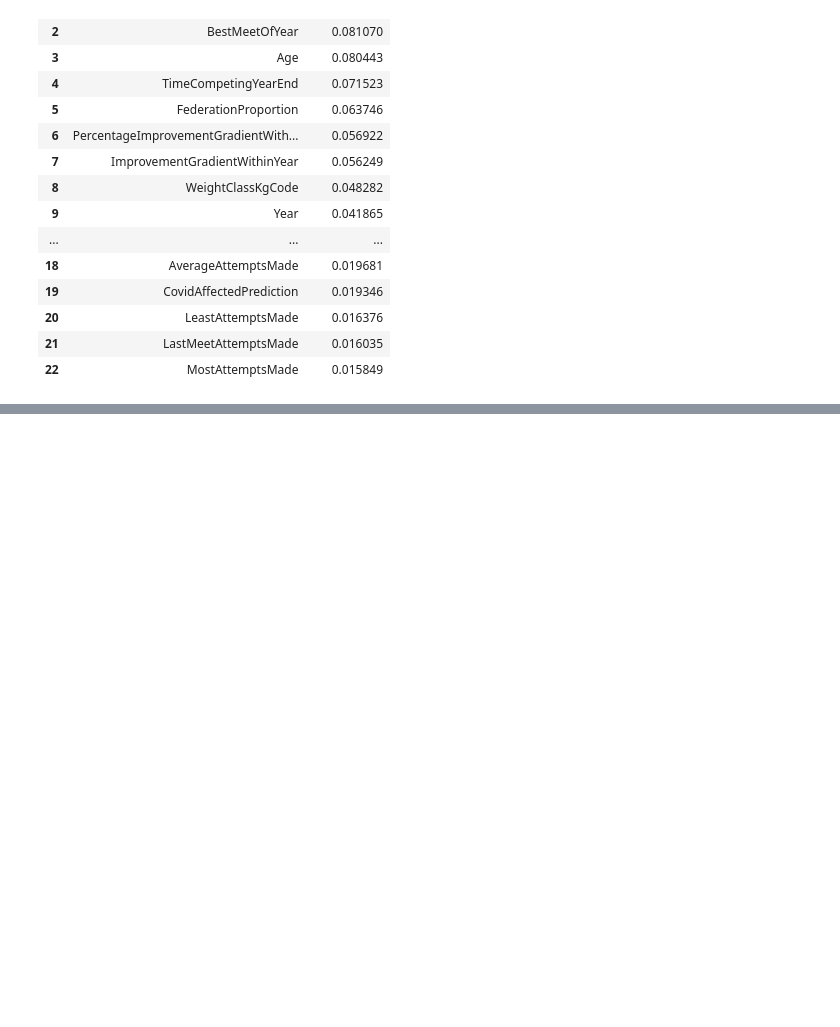
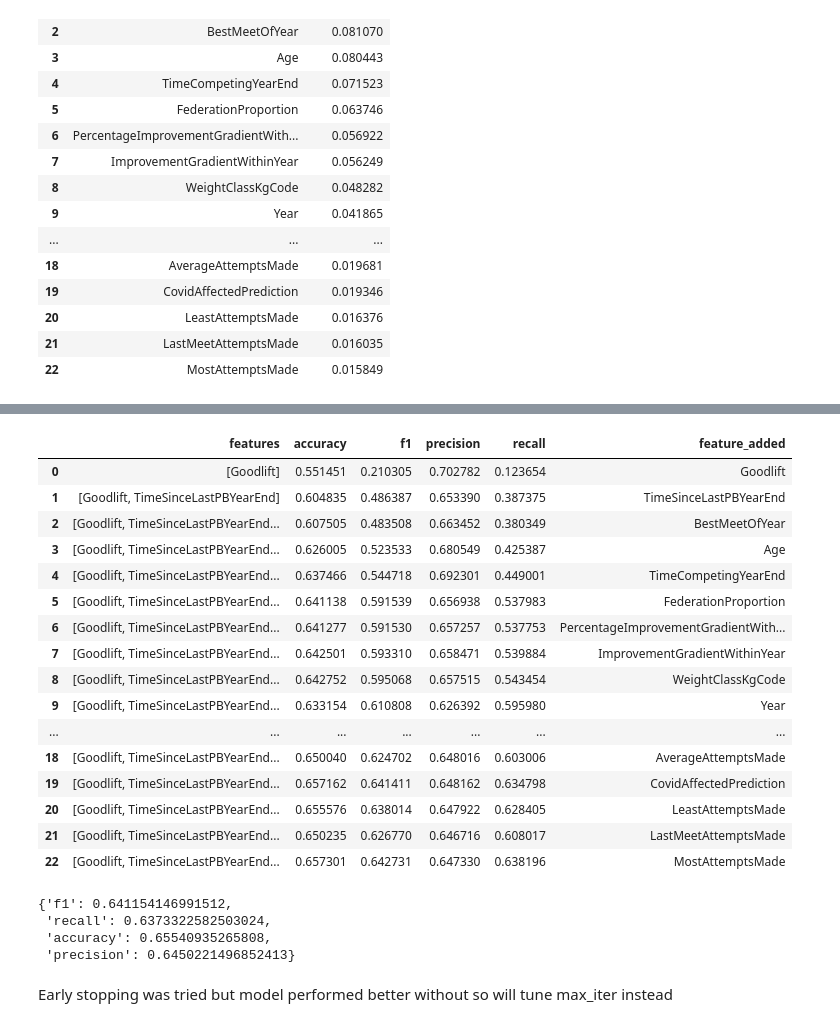
Before and after one commit to bnparris/powerlifting_analysis, a Jupyter notebook: notebooks/feature_selection.ipynb, the cells around one changed output, grey strips where cells are left out. Drawn from its saved outputs; the diff is of its cells as text; code cells hidden in the pictures; blank space fills up the shorter version.

Commit message:
no early stopping

```diff
--- a/notebooks/feature_selection.ipynb
+++ b/notebooks/feature_selection.ipynb
@@ -260,2 +236,29 @@ KeyboardInterrupt:
+# %%
+results = []
+
+for i in tqdm(range(len(ablation_df))):
+    features = ablation_df.loc[:i, 'Feature'].to_list()
+
+    train_n_X = train_rf_X[features]
+    validate_n_X = validate_rf_X[features]
+
+    clf_n = HistGradientBoostingClassifier(
+    learning_rate=0.05,
+    max_iter=200,
+    max_depth=6,
+    random_state=42
+)
+    clf_n.fit(train_n_X, train_y)
+
+    preds_n = clf_n.predict(validate_n_X)
+    acc_n = accuracy_score(validate_y, preds_n)
+    f1_n = f1_score(validate_y, preds_n)
+    precision_n = precision_score(validate_y, preds_n)
+    recall_n = recall_score(validate_y, preds_n)
+
+    results.append({'features': features,
+                    'accuracy': acc_n,'f1': f1_n, 'precision': precision_n, 'recall':recall_n})
+
+results_df = pd.DataFrame(results)
 # %%
 results_df
@@ -261,0 +283,48 @@ results_df
+# %%
+
+results_df['feature_added'] = results_copy['features'].apply(lambda x: x[-1])
+results_df
+# %% [output]
+|  | features | accuracy | f1 | precision | recall | feature_added |
+| 0 | [Goodlift] | 0.551451 | 0.210305 | 0.702782 | 0.123654 | Goodlift |
+| 1 | [Goodlift, TimeSinceLastPBYearEnd] | 0.604835 | 0.486387 | 0.653390 | 0.387375 | TimeSinceLastPBYearEnd |
+| 2 | [Goodlift, TimeSinceLastPBYearEnd... | 0.607505 | 0.483508 | 0.663452 | 0.380349 | BestMeetOfYear |
+| 3 | [Goodlift, TimeSinceLastPBYearEnd... | 0.626005 | 0.523533 | 0.680549 | 0.425387 | Age |
+| 4 | [Goodlift, TimeSinceLastPBYearEnd... | 0.637466 | 0.544718 | 0.692301 | 0.449001 | TimeCompetingYearEnd |
+| 5 | [Goodlift, TimeSinceLastPBYearEnd... | 0.641138 | 0.591539 | 0.656938 | 0.537983 | FederationProportion |
+| 6 | [Goodlift, TimeSinceLastPBYearEnd... | 0.641277 | 0.591530 | 0.657257 | 0.537753 | PercentageImprovementGradientWith... |
+| 7 | [Goodlift, TimeSinceLastPBYearEnd... | 0.642501 | 0.593310 | 0.658471 | 0.539884 | ImprovementGradientWithinYear |
+| 8 | [Goodlift, TimeSinceLastPBYearEnd... | 0.642752 | 0.595068 | 0.657515 | 0.543454 | WeightClassKgCode |
+| 9 | [Goodlift, TimeSinceLastPBYearEnd... | 0.633154 | 0.610808 | 0.626392 | 0.595980 | Year |
+| ... | ... | ... | ... | ... | ... | ... |
+| 18 | [Goodlift, TimeSinceLastPBYearEnd... | 0.650040 | 0.624702 | 0.648016 | 0.603006 | AverageAttemptsMade |
+| 19 | [Goodlift, TimeSinceLastPBYearEnd... | 0.657162 | 0.641411 | 0.648162 | 0.634798 | CovidAffectedPrediction |
+| 20 | [Goodlift, TimeSinceLastPBYearEnd... | 0.655576 | 0.638014 | 0.647922 | 0.628405 | LeastAttemptsMade |
+| 21 | [Goodlift, TimeSinceLastPBYearEnd... | 0.650235 | 0.626770 | 0.646716 | 0.608017 | LastMeetAttemptsMade |
+| 22 | [Goodlift, TimeSinceLastPBYearEnd... | 0.657301 | 0.642731 | 0.647330 | 0.638196 | MostAttemptsMade |
+# %%
+feats_list = results_df.loc[15]['features']
+
+train_f_X = train_rf_X[feats_list]
+validate_f_X = validate_rf_X[feats_list]
+
+
+clf_f = HistGradientBoostingClassifier(
+    learning_rate=0.05,
+    max_iter=200,
+    max_depth=6,
+    random_state=42
+)
+
+clf_f.fit(train_f_X, train_y)
+
+f_metrics = evaluate_model(clf_f, validate_f_X, validate_y)
+
+f_metrics
+# %% [output]
+{'f1': 0.641154146991512,
+ 'recall': 0.6373322582503024,
+ 'accuracy': 0.65540935265808,
+ 'precision': 0.6450221496852413}
+# %% [markdown]
+Early stopping was tried but model performed better without so will tune max_iter instead
```
Also changed, not shown: parts of 6 cells of this notebook.
